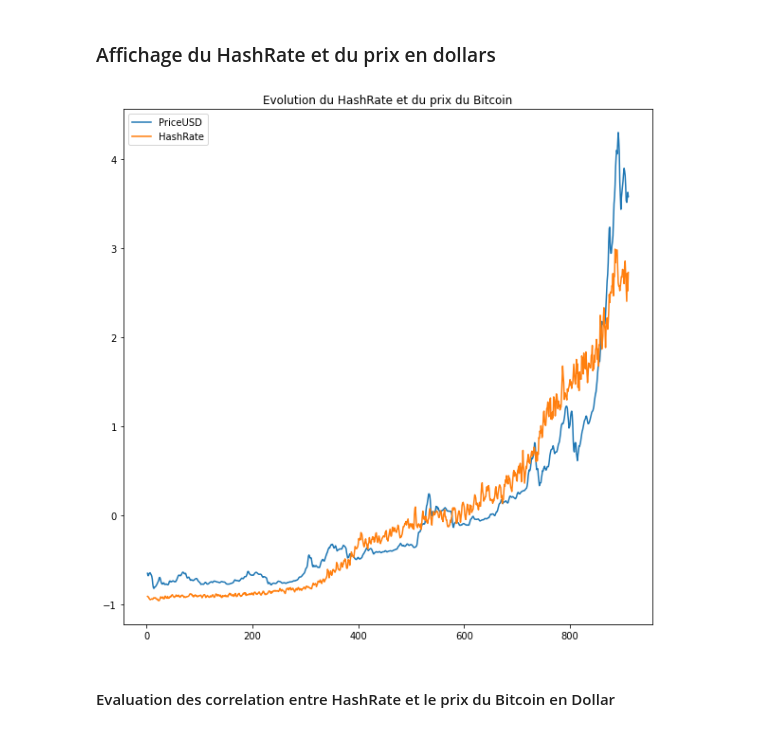
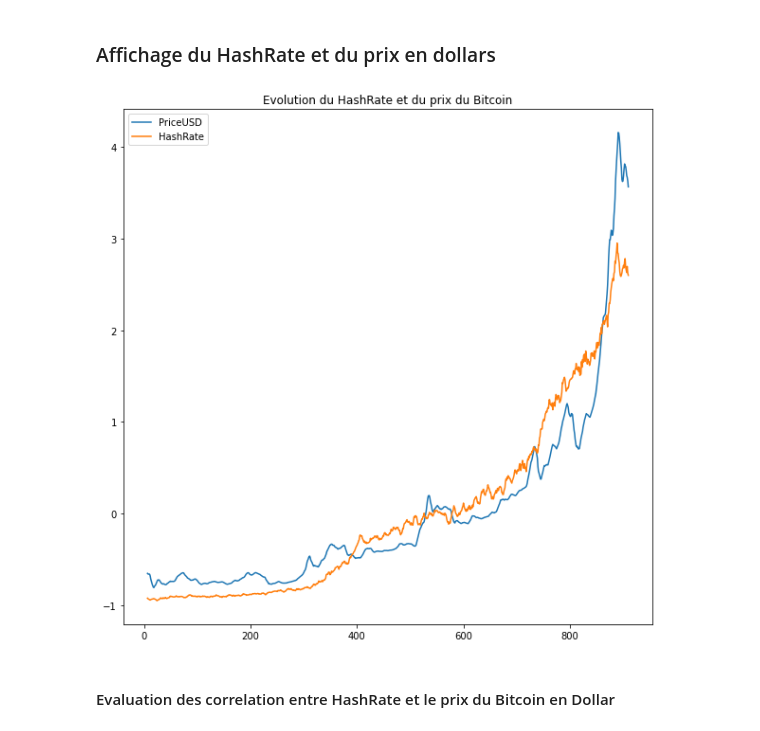
Before and after one commit to Bast-94/DefiEGC2024-RM-BH, a Jupyter notebook: notebook.ipynb, the cells around one changed output. Cells and saved outputs as stored; diff of their text form; code cells hidden in the pictures.

```diff
--- a/notebook.ipynb
+++ b/notebook.ipynb
@@ -17,16 +17,16 @@ external_df = generate_external_time_series("timeseries/external.csv")
 # %%
 fig, ax1 = plt.subplots( figsize=(10, 10))
 # Normalisation des données
 std_scaler = StandardScaler()
 df_normalized = std_scaler.fit_transform(external_df)
 df_normalized = pd.DataFrame(np.array(df_normalized, dtype=np.float64), columns=external_df.columns)
 # Lissage et affichage de la courbe
-df_normalized.rolling(window=3).mean().plot(ax=ax1)
+df_normalized.rolling(window=7).mean().plot(ax=ax1)
 plt.title("Evolution du HashRate et du prix du Bitcoin")
 plt.legend()
 plt.show()
 # %% [output]
-[figure, old version]
+[figure, new version]
 # %% [markdown]
 #### Evaluation des correlation entre HashRate et le prix du Bitcoin en Dollar
 # %%
```
Also changed, not shown: parts of 10 cells of this notebook.
